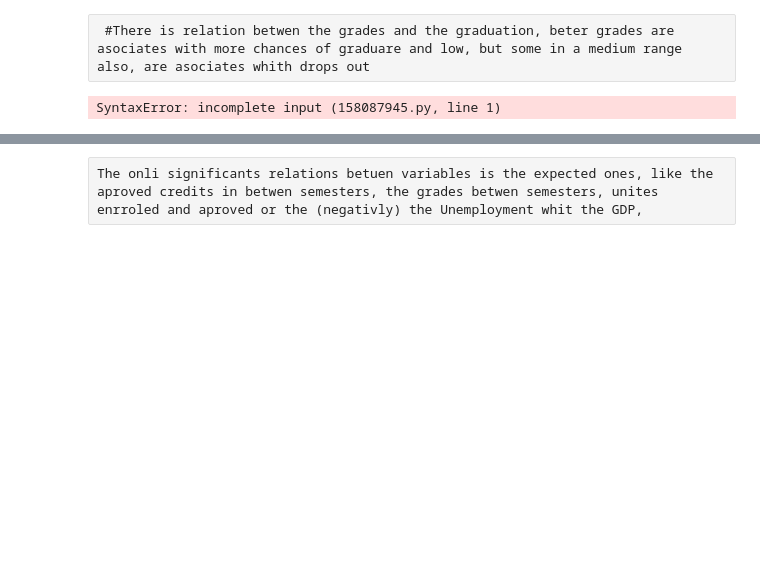
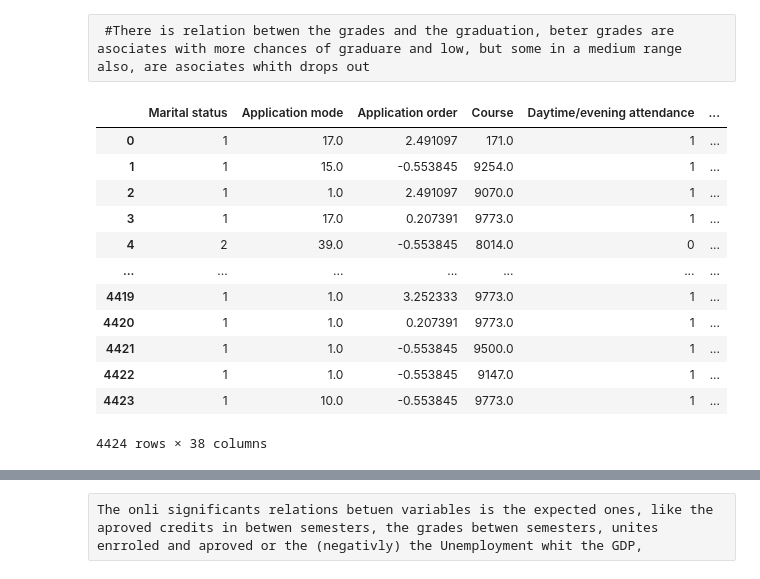
Before and after one commit to 2026788-max/Data-Analysis, a Jupyter notebook: Manuela Correa_DPrepHDip_CA1/ManuelaCorrea_DPrepHDip_CA1.ipynb, the cells around one changed output, grey strips where cells are left out. Drawn from its saved outputs; the diff is of its cells as text; code cells hidden in the pictures; blank space fills up the shorter version.

Commit message:
encodind, organizing juniper and correcting errors

```diff
--- a/Manuela Correa_DPrepHDip_CA1/ManuelaCorrea_DPrepHDip_CA1.ipynb
+++ b/Manuela Correa_DPrepHDip_CA1/ManuelaCorrea_DPrepHDip_CA1.ipynb
@@ -596,7 +609,19 @@ plt.show()
  #There is relation betwen the grades and the graduation, beter grades are asociates with more chances of graduare and low, but some in a medium range also, are asociates whith drops out
 # %%
 df.rename(columns={"Curricular units 1st sem (credited)": "units 1st sem (credited)","Curricular units 1st sem (enrolled)": "units 1st sem (enrolled)","Curricular units 1st sem (evaluations)": "units 1st sem (evaluations)","Curricular units 1st sem (approved)": "units 1st sem (approved)","Curricular units 1st sem (grade)": "First sem grade","Curricular units 1st sem (without evaluations)": "units 1st sem (without evaluations)","Curricular units 2nd sem (credited)": "units 2nd sem (credited)","Curricular units 2nd sem (credited)": "units 2nd sem (credited)","Curricular units 2nd sem (enrolled)": "units 2nd sem (enrolled)","Curricular units 2nd sem (evaluations)": "units 2nd sem (evaluations)","Curricular units 2nd sem (approved)": "units 2nd sem (approved)","Curricular units 2nd sem (grade)": "Second sem grade","Curricular units 2nd sem (without evaluations)": "units 2nd sem (without evaluations)"}, inplace=True)
-# %%
-plt.hist(df.year[non_numberic_profits]
-# %% [output]
-SyntaxError: incomplete input (158087945.py, line 1)
+# %%
+df
+# %% [output]
+|  | Marital status | Application mode | Application order | Course | Daytime/evening attendance | ... |
+| 0 | 1 | 17.0 | 2.491097 | 171.0 | 1 | ... |
+| 1 | 1 | 15.0 | -0.553845 | 9254.0 | 1 | ... |
+| 2 | 1 | 1.0 | 2.491097 | 9070.0 | 1 | ... |
+| 3 | 1 | 17.0 | 0.207391 | 9773.0 | 1 | ... |
+| 4 | 2 | 39.0 | -0.553845 | 8014.0 | 0 | ... |
+| ... | ... | ... | ... | ... | ... | ... |
+| 4419 | 1 | 1.0 | 3.252333 | 9773.0 | 1 | ... |
+| 4420 | 1 | 1.0 | 0.207391 | 9773.0 | 1 | ... |
+| 4421 | 1 | 1.0 | -0.553845 | 9500.0 | 1 | ... |
+| 4422 | 1 | 1.0 | -0.553845 | 9147.0 | 1 | ... |
+| 4423 | 1 | 10.0 | -0.553845 | 9773.0 | 1 | ... |
+4424 rows × 38 columns
```
Also changed, not shown: parts of 7 cells of this notebook, 1 other file.
